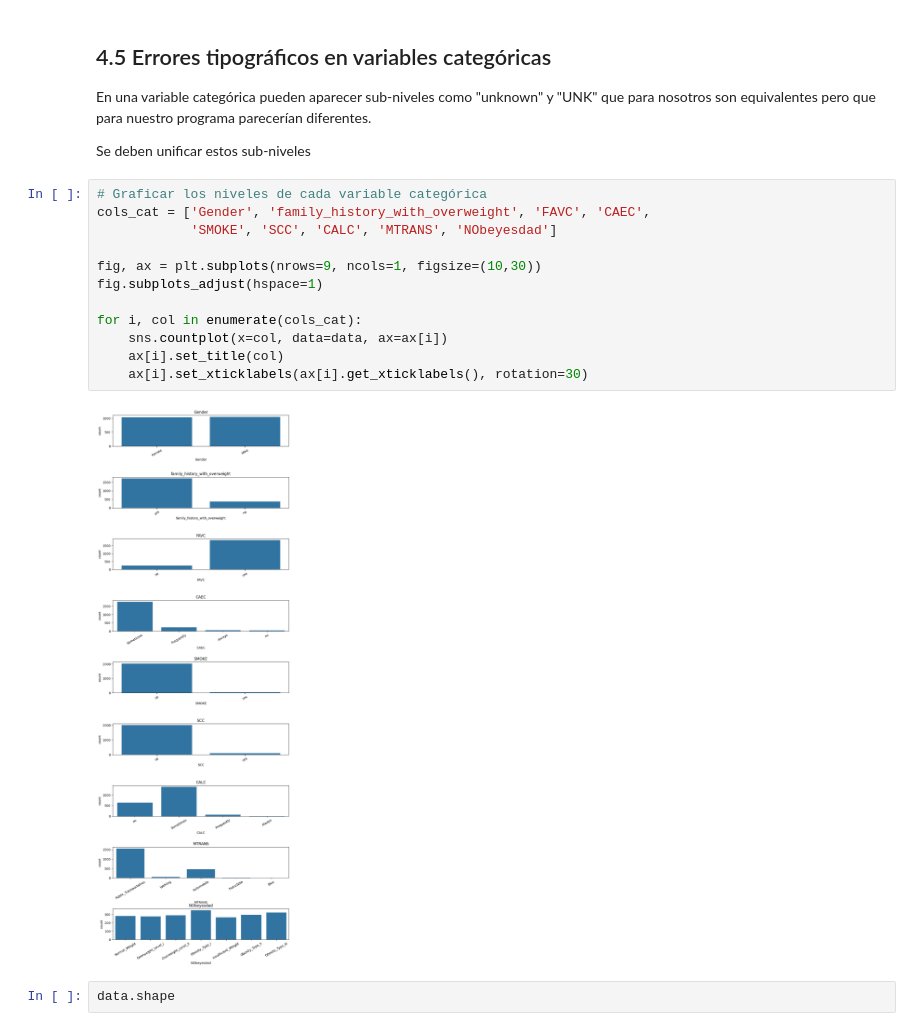
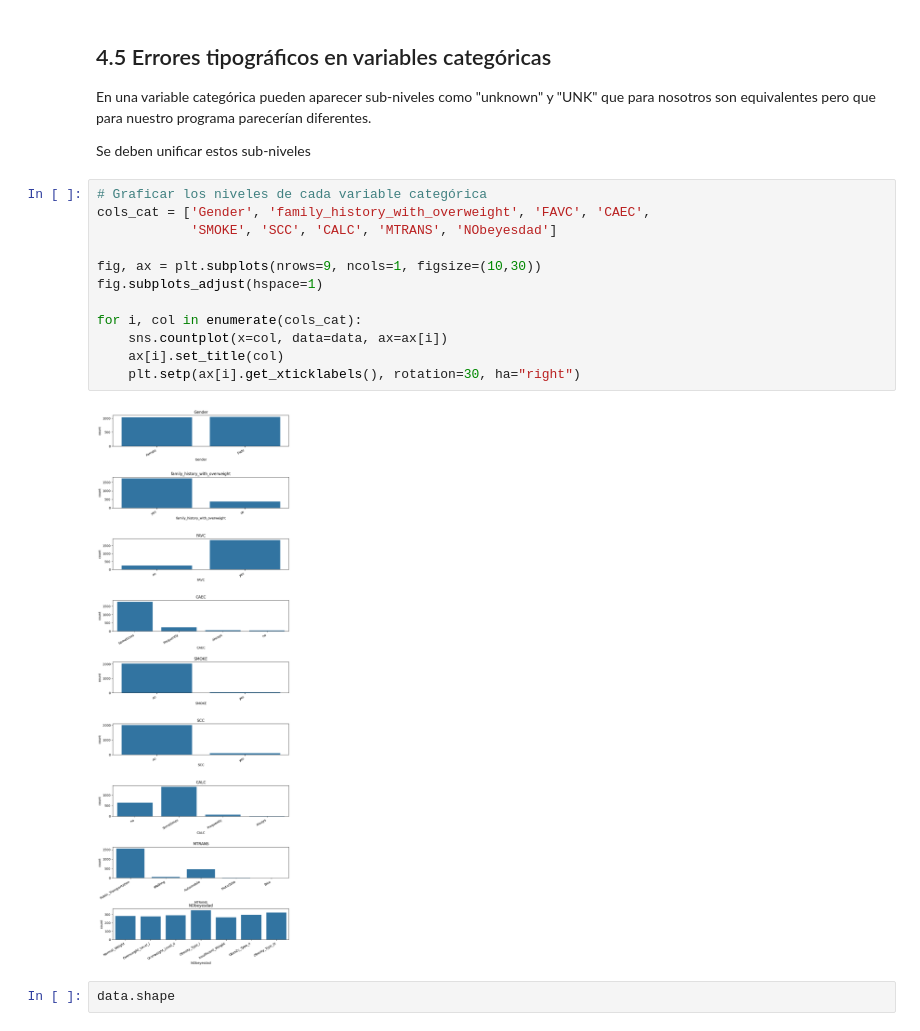
Before and after one commit to JohnReyes02/Talento_tech, a Jupyter notebook: Proyecto/2_Colab/limpieza_de_datos.ipynb, the cells around one changed output. Cells and saved outputs as stored; diff of their text form.

```diff
--- a/Proyecto/2_Colab/limpieza_de_datos.ipynb
+++ b/Proyecto/2_Colab/limpieza_de_datos.ipynb
@@ -257,17 +257,17 @@ Se deben unificar estos sub-niveles
 # %%
 # Graficar los niveles de cada variable categórica
 cols_cat = ['Gender', 'family_history_with_overweight', 'FAVC', 'CAEC',
             'SMOKE', 'SCC', 'CALC', 'MTRANS', 'NObeyesdad']
 
 fig, ax = plt.subplots(nrows=9, ncols=1, figsize=(10,30))
 fig.subplots_adjust(hspace=1)
 
 for i, col in enumerate(cols_cat):
     sns.countplot(x=col, data=data, ax=ax[i])
     ax[i].set_title(col)
-    ax[i].set_xticklabels(ax[i].get_xticklabels(), rotation=30)
+    plt.setp(ax[i].get_xticklabels(), rotation=30, ha="right")
 # %% [output]
-[figure, old version]
+[figure, new version]
 # %%
 data.shape
 # %% [output]
```
Also changed, not shown: 14 other files.
